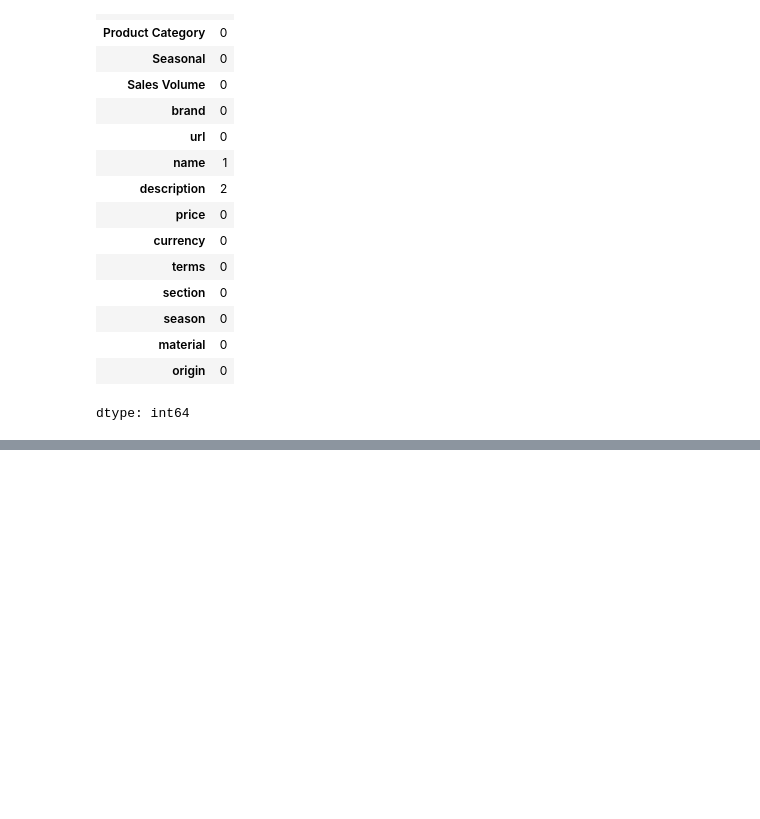
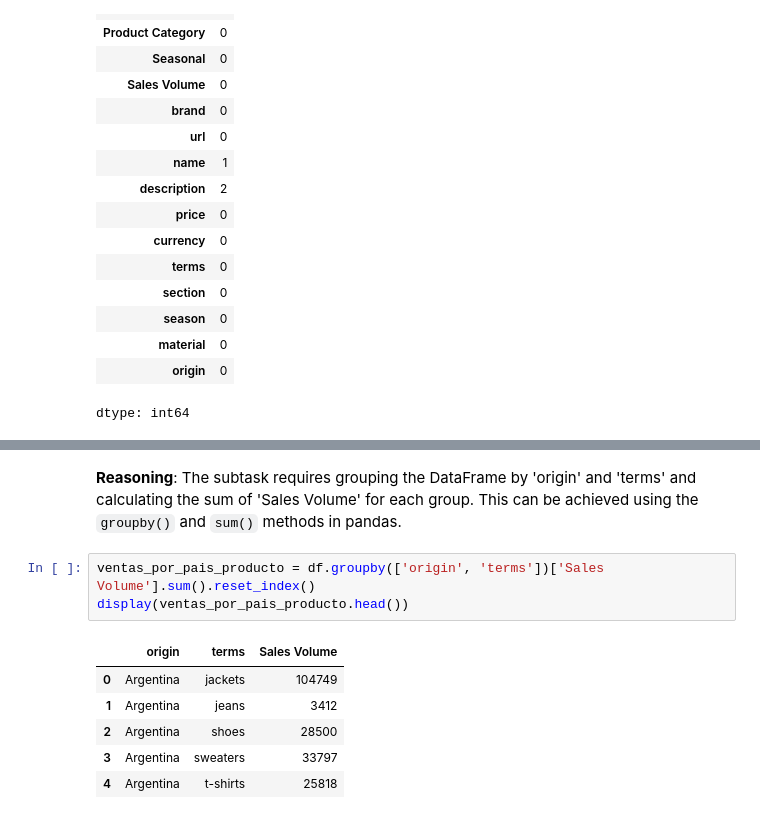
Before and after one commit to Kevin-Guerra95/coolab, a Jupyter notebook: Proyecto_Zara.ipynb, the cells around one changed output, grey strips where cells are left out. Saved outputs shown, nothing was run; the diff lists cells and outputs as text; blank space fills up the shorter version.

```diff
--- a/Proyecto_Zara.ipynb
+++ b/Proyecto_Zara.ipynb
@@ -62,0 +66,13 @@ Número de filas duplicadas: 0
+# %% [markdown]
+**Reasoning**:
+The subtask requires grouping the DataFrame by 'origin' and 'terms' and calculating the sum of 'Sales Volume' for each group. This can be achieved using the `groupby()` and `sum()` methods in pandas.
+# %%
+ventas_por_pais_producto = df.groupby(['origin', 'terms'])['Sales Volume'].sum().reset_index()
+display(ventas_por_pais_producto.head())
+# %% [output]
+|  | origin | terms | Sales Volume |
+| 0 | Argentina | jackets | 104749 |
+| 1 | Argentina | jeans | 3412 |
+| 2 | Argentina | shoes | 28500 |
+| 3 | Argentina | sweaters | 33797 |
+| 4 | Argentina | t-shirts | 25818 |
```
Also changed, not shown: parts of 10 cells of this notebook.
